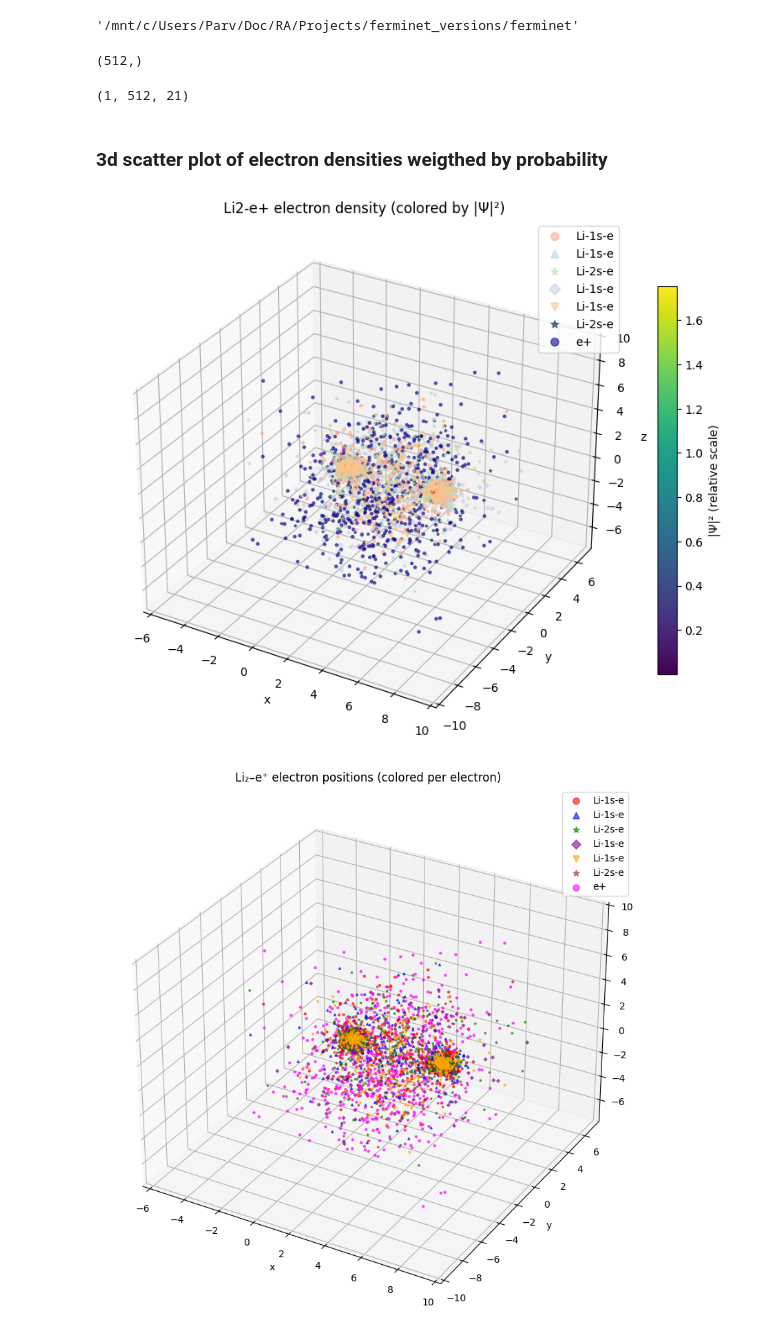
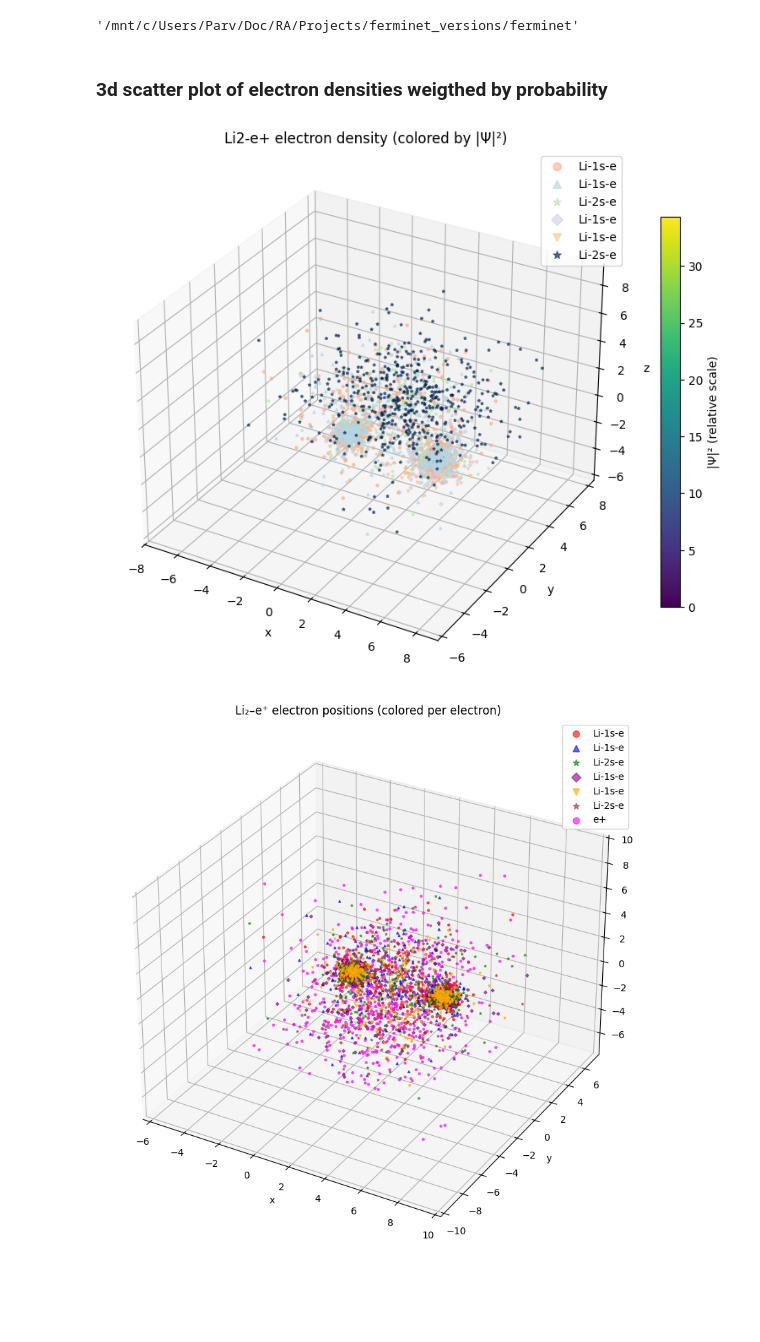
Before and after one commit to Parvfect/ferminet, a Jupyter notebook: ferminet/visualisation.ipynb, the cells around one changed output. Cells and saved outputs as stored; diff of their text form; code cells hidden in the pictures; blank space fills up the shorter version.

```diff
--- a/ferminet/visualisation.ipynb
+++ b/ferminet/visualisation.ipynb
@@ -12,11 +12,11 @@ import sys
 
 from ferminet.utils import system
 from ferminet import base_config
-from ferminet.configs import li2_p
+from ferminet.configs import p_sys_exp
 from ferminet import train
 
 # Define molecule
-cfg = li2_p.get_config()
+cfg = p_sys_exp.get_config()
 
 # Set training parameters
 cfg.batch_size = 512
@@ -68,7 +68,7 @@ Still need to figure out how to run mcmc step with it
 '/mnt/c/Users/Parv/Doc/RA/Projects/ferminet_versions/ferminet'
 # %%
 from ferminet.checkpoint import restore
-restore_tuple = restore('ferminet/ckpt.npz')
+restore_tuple = restore('ferminet/qmcjax_ckpt_000469.npz')
 t = restore_tuple[0]
 data = restore_tuple[1]
 params = restore_tuple[2]
@@ -87,14 +87,6 @@ batch_network_pmapped = constants.pmap(batch_network)
 prob_density = jnp.exp(batch_network_pmapped(params, data.positions, data.spins, data.atoms, data.charges)) ** 2
 # %%
 prob_density_ = prob_density[0]
-# %%
-prob_density_.shape
-# %% [output]
-(512,)
-# %%
-pos.shape
-# %% [output]
-(1, 512, 21)
 # %% [markdown]
 ### 3d scatter plot of electron densities weigthed by probability
 # %%
@@ -106,7 +98,7 @@ from mpl_toolkits.mplot3d import Axes3D
 import matplotlib.colors as colors
 from matplotlib import cm
 
-n_elec = 7
+n_elec = 6
 electron_pos = [pos[:, 3*i:3*(i+1)] for i in range(n_elec)]
 
 # Normalize probabilities to [0, 1] for coloring
@@ -158,34 +150,34 @@ for i in range(n_elec):
         c=cmap(norm(prob_density_)),
         s=5, alpha=0.6, marker='*', label=f"Li-2s-e"
     )
     else:
 
         sc = ax.scatter(
             electron_pos[i][:,0], electron_pos[i][:,1], electron_pos[i][:,2],
             c=cmap(norm(prob_density_)),
             s=5, alpha=0.6, marker=marker, label=f"Li-1s-e"
         )
     scatters.append(sc)
 
 # --- Add nuclei from geometry ---
 atoms = data.atoms[0][0]  # should be shape (n_atoms, 3)
 charges = data.charges[0][0]
 
 
 ax.set_xlabel("x")
 ax.set_ylabel("y")
 ax.set_zlabel("z")
 ax.set_title("Li2-e+ electron density (colored by |Ψ|²)")
 ax.legend(markerscale=3)
 
 # Shared colorbar (take from first scatter)
 sm = plt.cm.ScalarMappable(norm=norm, cmap=plt.cm.viridis)
 cbar = plt.colorbar(sm, ax=ax, shrink=0.6)
 cbar.set_label("|Ψ|² (relative scale)")
 
 plt.show()
 # %% [output]
-[figure, old version]
+[figure, new version]
 # %%
 # Without probability weighting
 import numpy as np
```
Also changed, not shown: 7 other files.
